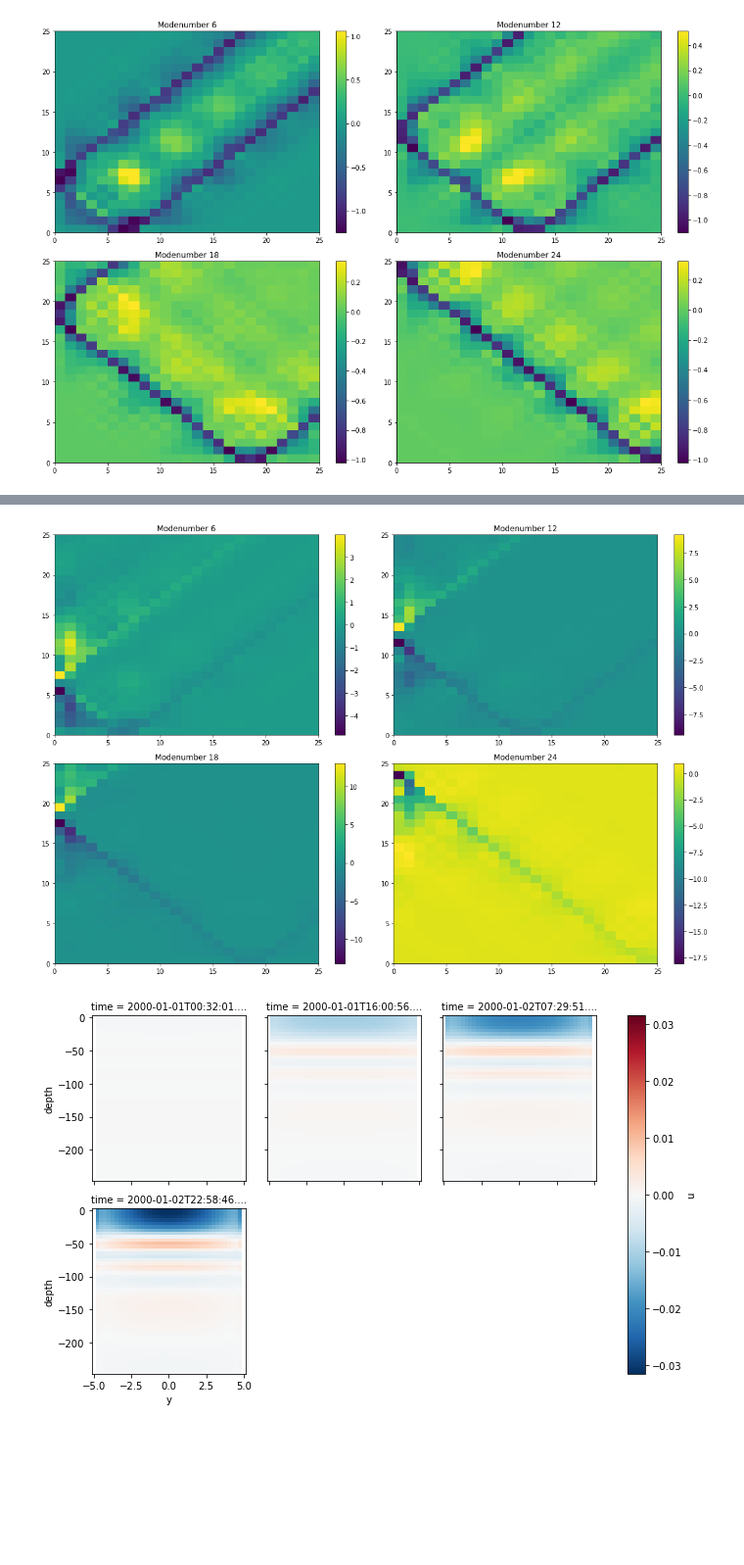
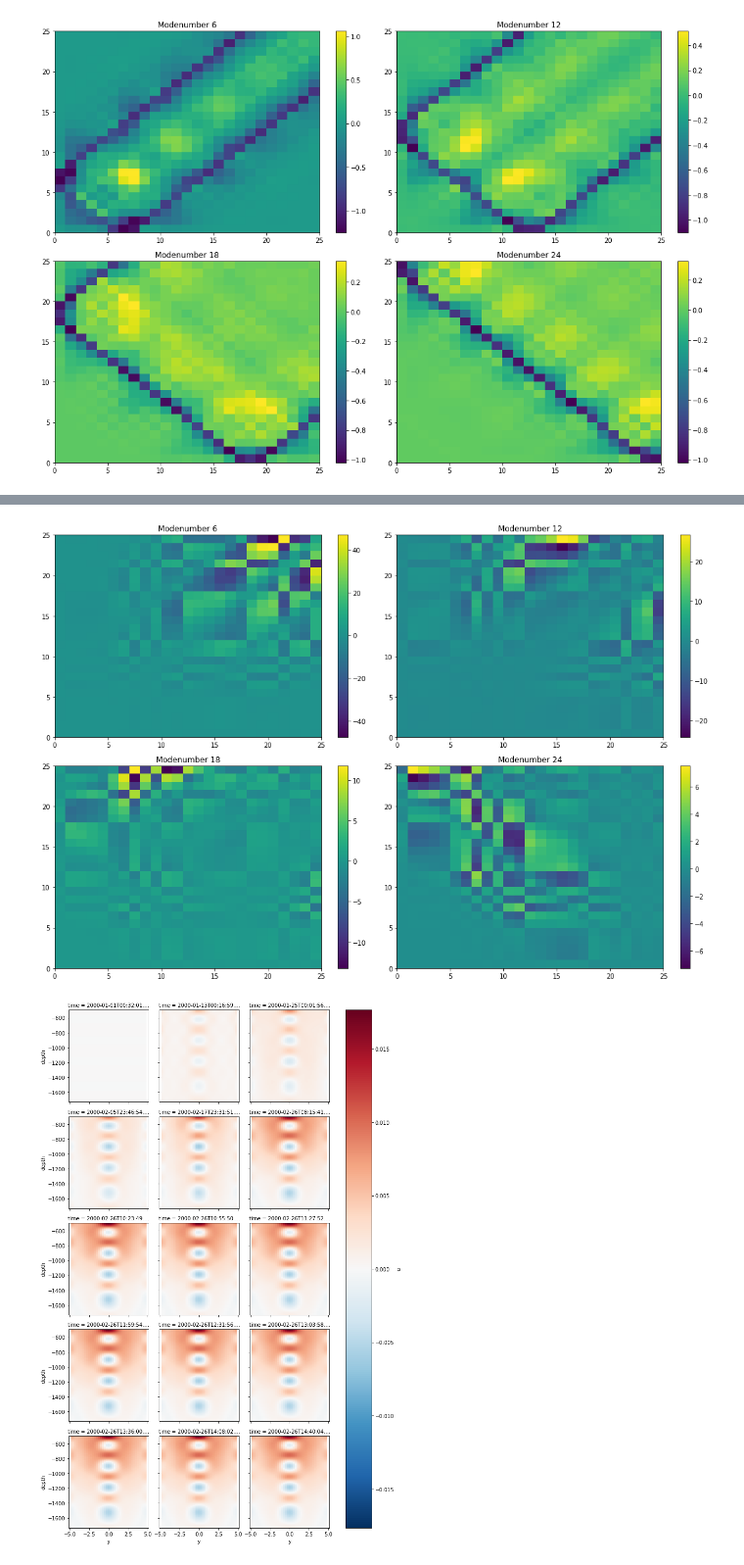
Before and after one commit to vopikamm/multimode-model, a Jupyter notebook: examples/Dunkel/Dunkel.ipynb, the cells around one changed output, grey strips where cells are left out. Shown: that part at 98% size. Drawn from its saved outputs; the diff is of its cells as text; code cells hidden in the pictures; blank space fills up the shorter version.

```diff
--- a/examples/Dunkel/Dunkel.ipynb
+++ b/examples/Dunkel/Dunkel.ipynb
@@ -63,7 +63,7 @@ plot_tensors(multimode_params.www)
 # %%
-plot_tensors(multimode_params.wpw)
+plot_tensors(multimode_params.T)
 # %% [output]
-[figure, old version]
+[figure, new version]
 # %%
 H =abs(depth[0] - depth[-1])
 A = 1.33e-7 / H
@@ -100,7 +100,7 @@ from multimodemodel import (
 
 tau_x = np.empty(c_grid.u.shape)
 for k in range(nmodes):
-    tau_x[k, :, :] = tau(c_grid.u.x, c_grid.u.y) * ds.p_hat.values[k, 0]
+    tau_x[k, :, :] = tau(c_grid.u.x, c_grid.u.y) * ds.psi.values[0, k]
 tau_x *= 1000
 
 def zonal_wind(state, params):
@@ -145,7 +145,7 @@ def save_as_Dataset(state: State, params: MultimodeParameters):
 # %%
 from multimodemodel import integrate, adams_bashforth3
 
-time = 2 * 24 * 3600.  # 1 year
+time = 2 * 30 * 24 * 3600.  # 1 year
 step = c_grid.u.dx.min() / ds.c.values[1:].max() / 10.
 t0 = np.datetime64("2000-01-01")
 # %%
@@ -168,9 +168,15 @@ def run(params, step, time):
 
     output = []
 
+    tolerance = 0.1
     for i, next_state in enumerate(model_run):
-        if i % (Nt // 3) == 0:
+        if i % (Nt // 5) == 0:
             output.append(save_as_Dataset(next_state, params))
+        if np.nanmax(abs(next_state.variables["u"].safe_data)) > tolerance:
+            output.append(save_as_Dataset(next_state, params))
+            tolerance += 0.1
+        if tolerance > 1.:
+            return xr.combine_by_coords(output)
 
 
     return xr.combine_by_coords(output)
@@ -185,13 +191,13 @@ out = run(multimode_params, step=step, time=time)
 # %%
 out = out.rename({'z':'nmode'})
 # %%
-out['u'] = xr.dot(ds.p_hat, out.u_tilde)
-out['v'] = xr.dot(ds.p_hat, out.v_tilde)
-out['h'] = xr.dot(ds.w_hat, out.h_tilde)
+out['u'] = xr.dot(ds.psi, out.u_tilde)
+out['v'] = xr.dot(ds.psi, out.v_tilde)
+out['h'] = xr.dot(ds.psi, out.h_tilde)
 # %%
-out.u.isel(i = 200, depth = slice(0,50)).plot.pcolormesh(x='y', y='depth', cmap='RdBu_r', col="time", col_wrap=3);
+out.u.isel(i = 200, depth=slice(100,350)).plot.pcolormesh(x='y', y='depth', cmap='RdBu_r', col="time", col_wrap=3);
 # %% [output]
-[figure, old version]
+[figure, new version]
 # %%
 out.v.isel(i = 200, depth = slice(0,50)).plot.pcolormesh(x='y', y='depth', cmap='RdBu_r', col="time", col_wrap=3);
 # %% [output]
```
Also changed, not shown: parts of 9 cells of this notebook, 6 other files.
